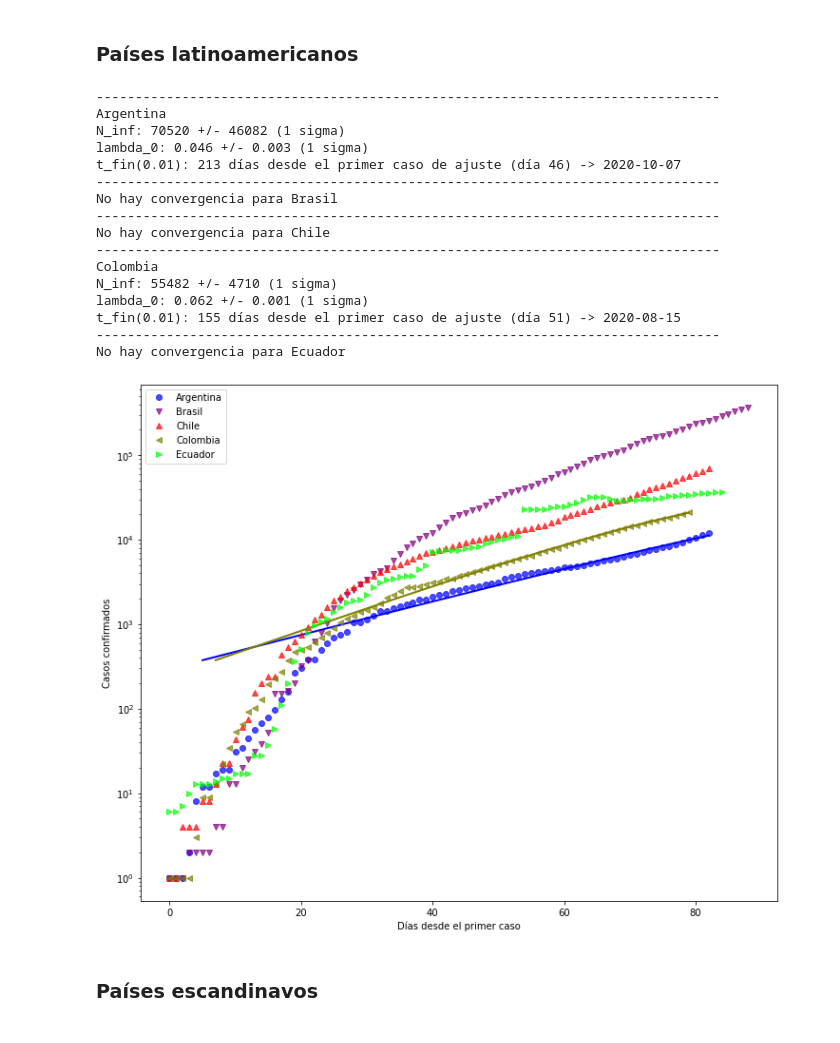
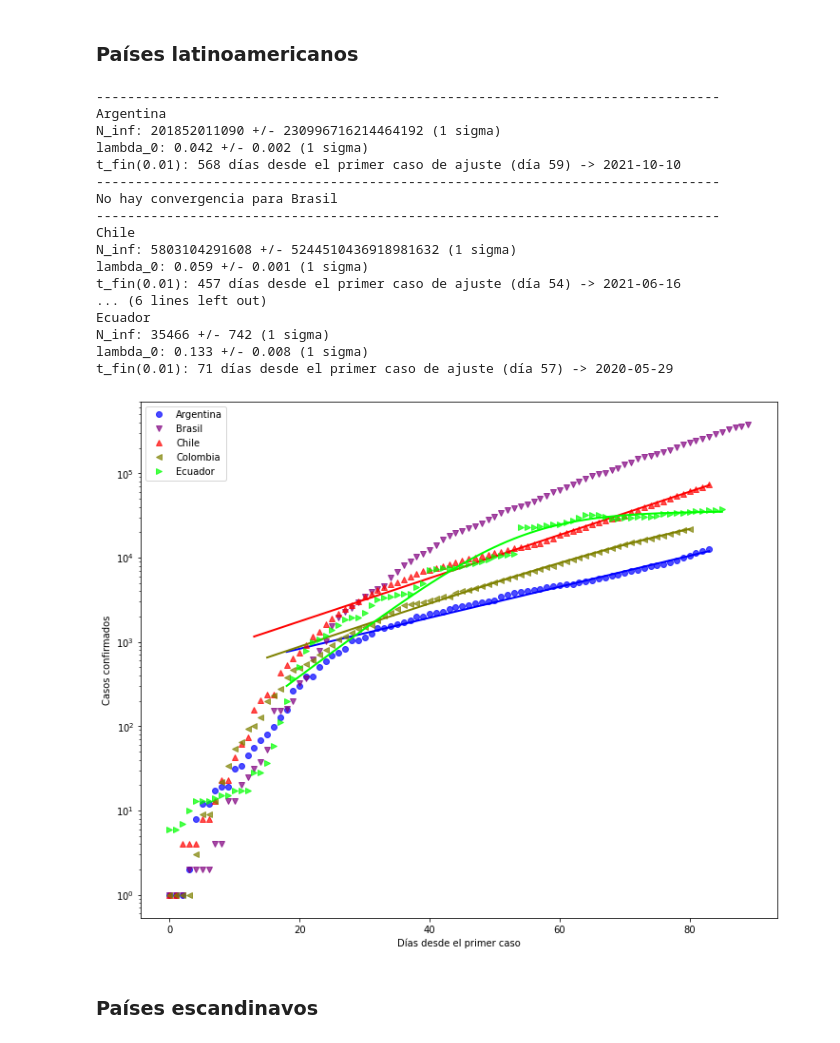
Before and after one commit to manuxch/logistic-covid19, a Jupyter notebook: Logistic_model_COVID-19.ipynb, the cells around one changed output. Drawn from its saved outputs; the diff is of its cells as text; code cells hidden in the pictures.

Commit message:
Actualización diaria de visualizaciones, ajustes y registros

```diff
--- a/Logistic_model_COVID-19.ipynb
+++ b/Logistic_model_COVID-19.ipynb
@@ -203,25 +203,26 @@ t_fin(0.01): 95 días desde el primer caso de ajuste (día 50) -> 2020-06-15
 # %% [markdown]
 ### Países latinoamericanos
 # %%
-plot_fit(cases_lat, 10, 'Casos confirmados', logscale=True, p_fin=0.01)
+plot_fit(cases_lat, 150, 'Casos confirmados', logscale=True, p_fin=0.01)
 # %% [output]
 --------------------------------------------------------------------------------
 Argentina
-N_inf: 70520 +/- 46082 (1 sigma)
-lambda_0: 0.046 +/- 0.003 (1 sigma)
-t_fin(0.01): 213 días desde el primer caso de ajuste (día 46) -> 2020-10-07
+N_inf: 201852011090 +/- 230996716214464192 (1 sigma)
+lambda_0: 0.042 +/- 0.002 (1 sigma)
+t_fin(0.01): 568 días desde el primer caso de ajuste (día 59) -> 2021-10-10
 --------------------------------------------------------------------------------
 No hay convergencia para Brasil
 --------------------------------------------------------------------------------
-No hay convergencia para Chile
---------------------------------------------------------------------------------
-Colombia
-N_inf: 55482 +/- 4710 (1 sigma)
-lambda_0: 0.062 +/- 0.001 (1 sigma)
-t_fin(0.01): 155 días desde el primer caso de ajuste (día 51) -> 2020-08-15
---------------------------------------------------------------------------------
-No hay convergencia para Ecuador
+Chile
+N_inf: 5803104291608 +/- 5244510436918981632 (1 sigma)
+lambda_0: 0.059 +/- 0.001 (1 sigma)
+t_fin(0.01): 457 días desde el primer caso de ajuste (día 54) -> 2021-06-16
+... (6 lines left out)
+Ecuador
+N_inf: 35466 +/- 742 (1 sigma)
+lambda_0: 0.133 +/- 0.008 (1 sigma)
+t_fin(0.01): 71 días desde el primer caso de ajuste (día 57) -> 2020-05-29
-[figure, old version]
+[figure, new version]
 # %% [markdown]
 ### Países escandinavos
 # %%
```
Also changed, not shown: parts of 8 cells of this notebook.
